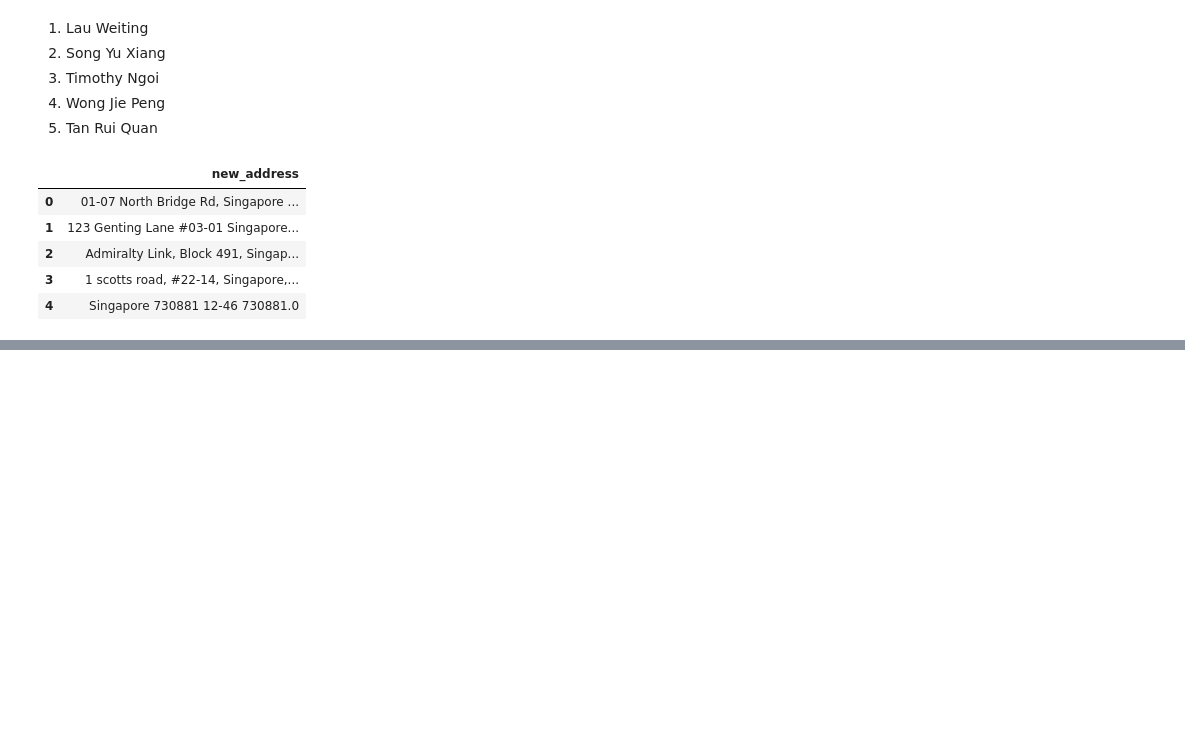
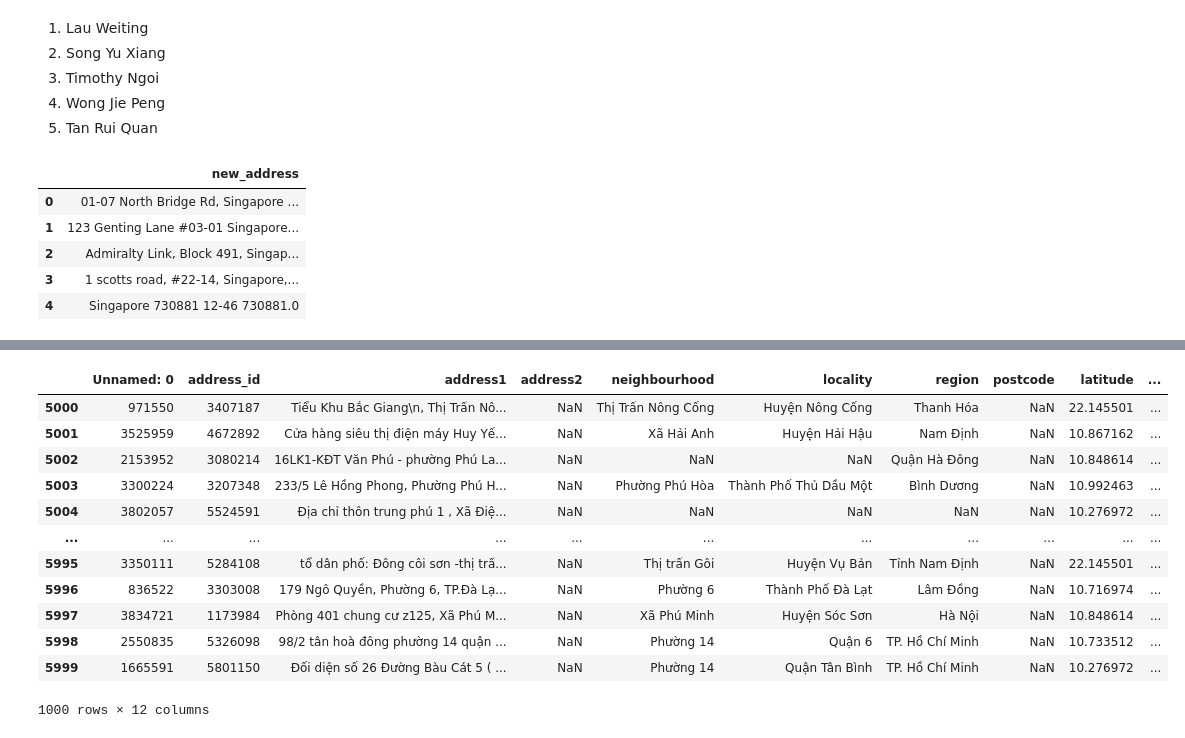
Before and after one commit to mcbebu/Sleep-Code-Repeat, a Jupyter notebook: Cleaning of Data.ipynb, the cells around one changed output, grey strips where cells are left out. Drawn from its saved outputs; the diff is of its cells as text; code cells hidden in the pictures; blank space fills up the shorter version.

```diff
--- a/Cleaning of Data.ipynb
+++ b/Cleaning of Data.ipynb
@@ -81,0 +116,16 @@ df2['new_address'] = df2['new_address'].apply(unique_words)
+# %%
+df1[df1['country']=="VN"]
+# %% [output]
+|  | Unnamed: 0 | address_id | address1 | address2 | neighbourhood | locality | region | postcode | latitude | ... |
+| 5000 | 971550 | 3407187 | Tiểu Khu Bắc Giang\n, Thị Trấn Nô... | NaN | Thị Trấn Nông Cống | Huyện Nông Cống | Thanh Hóa | NaN | 22.145501 | ... |
+| 5001 | 3525959 | 4672892 | Cửa hàng siêu thị điện máy Huy Yế... | NaN | Xã Hải Anh | Huyện Hải Hậu | Nam Định | NaN | 10.867162 | ... |
+| 5002 | 2153952 | 3080214 | 16LK1-KĐT Văn Phú - phường Phú La... | NaN | NaN | NaN | Quận Hà Đông | NaN | 10.848614 | ... |
+| 5003 | 3300224 | 3207348 | 233/5 Lê Hồng Phong, Phường Phú H... | NaN | Phường Phú Hòa | Thành Phố Thủ Dầu Một | Bình Dương | NaN | 10.992463 | ... |
+| 5004 | 3802057 | 5524591 | Địa chỉ thôn trung phú 1 , Xã Điệ... | NaN | NaN | NaN | NaN | NaN | 10.276972 | ... |
+| ... | ... | ... | ... | ... | ... | ... | ... | ... | ... | ... |
+| 5995 | 3350111 | 5284108 | tổ dân phố: Đông côi sơn -thị trấ... | NaN | Thị trấn Gôi | Huyện Vụ Bản | Tỉnh Nam Định | NaN | 22.145501 | ... |
+| 5996 | 836522 | 3303008 | 179 Ngô Quyền, Phường 6, TP.Đà Lạ... | NaN | Phường 6 | Thành Phố Đà Lạt | Lâm Đồng | NaN | 10.716974 | ... |
+| 5997 | 3834721 | 1173984 | Phòng 401 chung cư z125, Xã Phú M... | NaN | Xã Phú Minh | Huyện Sóc Sơn | Hà Nội | NaN | 10.848614 | ... |
+| 5998 | 2550835 | 5326098 | 98/2 tân hoà đông phường 14 quận ... | NaN | Phường 14 | Quận 6 | TP. Hồ Chí Minh | NaN | 10.733512 | ... |
+| 5999 | 1665591 | 5801150 | Đối diện số 26 Đường Bàu Cát 5 ( ... | NaN | Phường 14 | Quận Tân Bình | TP. Hồ Chí Minh | NaN | 10.276972 | ... |
+1000 rows × 12 columns
```
Also changed, not shown: parts of 8 cells of this notebook, 1 other file.
